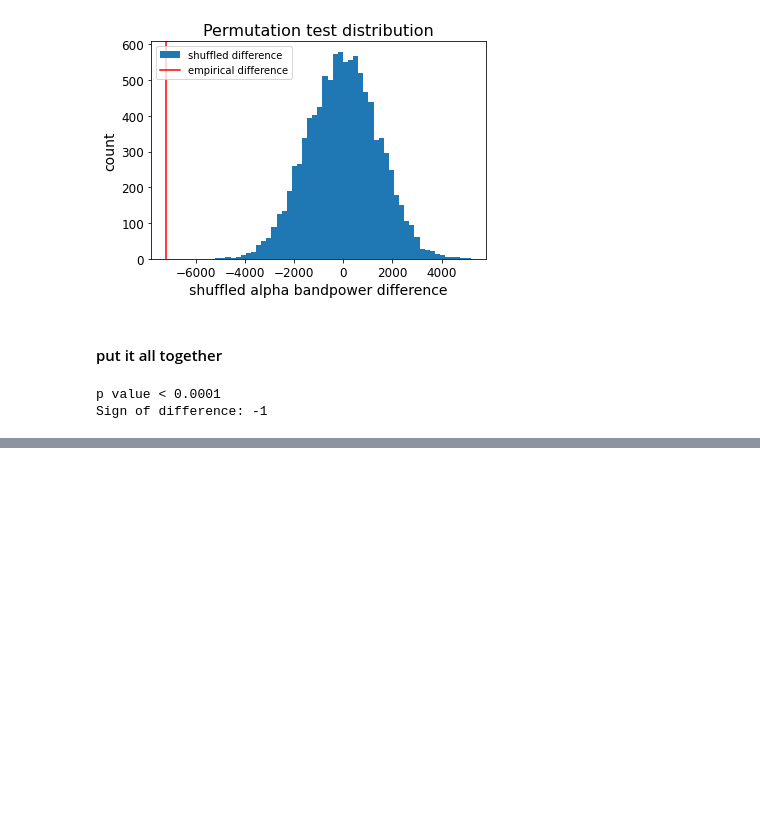
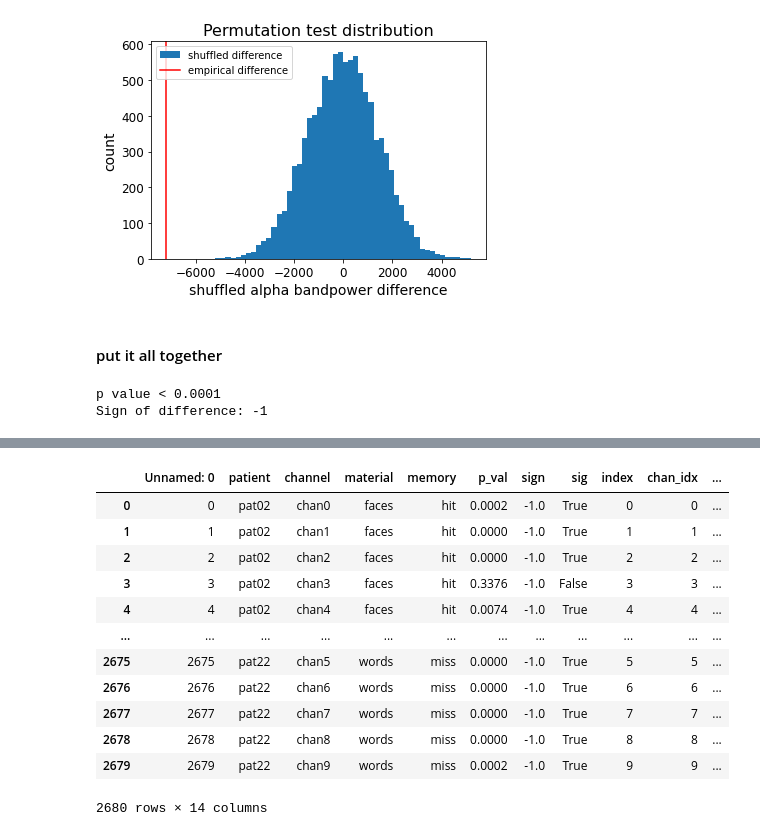
Before and after one commit to voytekresearch/oscillation_vs_exponent, a Jupyter notebook: notebooks/task_mod.ipynb, the cells around one changed output, grey strips where cells are left out. Drawn from its saved outputs; the diff is of its cells as text; code cells hidden in the pictures; blank space fills up the shorter version.

```diff
--- a/notebooks/task_mod.ipynb
+++ b/notebooks/task_mod.ipynb
@@ -370,0 +376,14 @@ Sign of difference: -1
+# %%
+# load results - alpha/beta bandpower modulation (resampling analysis)
+results = pd.read_csv(f"{PROJECT_PATH}/data/results/ieeg_modulated_channels.csv")
+
+# add significan column
+ALPHA = 0.05
+results['sig'] = results['p_val']<ALPHA
+
+# print results
+n_sig_chans = np.sum(results['sig'])
+percent_sig = n_sig_chans / len(results) * 100
+print(f"Number of significant channels: {n_sig_chans} ({percent_sig:.2f}%)")
+
+results
@@ -370,0 +423,26 @@ Sign of difference: -1
+# %%
+# add channel info to results df by merging
+
+# modfy chan df column names for merging
+df_chans = chan_info.copy()
+for ii in range(len(df_chans)):
+    df_chans.loc[ii, 'channel'] = f"chan{df_chans.loc[ii, 'chan_idx']}"
+df_chans
+
+# merge
+df = pd.merge(results, df_chans, on=['patient','channel'], how='left')
+df
+# %% [output]
+|  | Unnamed: 0 | patient | channel | material | memory | p_val | sign | sig | index | chan_idx | ... |
+| 0 | 0 | pat02 | chan0 | faces | hit | 0.0002 | -1.0 | True | 0 | 0 | ... |
+| 1 | 1 | pat02 | chan1 | faces | hit | 0.0000 | -1.0 | True | 1 | 1 | ... |
+| 2 | 2 | pat02 | chan2 | faces | hit | 0.0000 | -1.0 | True | 2 | 2 | ... |
+| 3 | 3 | pat02 | chan3 | faces | hit | 0.3376 | -1.0 | False | 3 | 3 | ... |
+| 4 | 4 | pat02 | chan4 | faces | hit | 0.0074 | -1.0 | True | 4 | 4 | ... |
+| ... | ... | ... | ... | ... | ... | ... | ... | ... | ... | ... | ... |
+| 2675 | 2675 | pat22 | chan5 | words | miss | 0.0000 | -1.0 | True | 5 | 5 | ... |
+| 2676 | 2676 | pat22 | chan6 | words | miss | 0.0000 | -1.0 | True | 6 | 6 | ... |
+| 2677 | 2677 | pat22 | chan7 | words | miss | 0.0000 | -1.0 | True | 7 | 7 | ... |
+| 2678 | 2678 | pat22 | chan8 | words | miss | 0.0000 | -1.0 | True | 8 | 8 | ... |
+| 2679 | 2679 | pat22 | chan9 | words | miss | 0.0002 | -1.0 | True | 9 | 9 | ... |
+2680 rows × 14 columns
```
Also changed, not shown: parts of 14 cells of this notebook.
